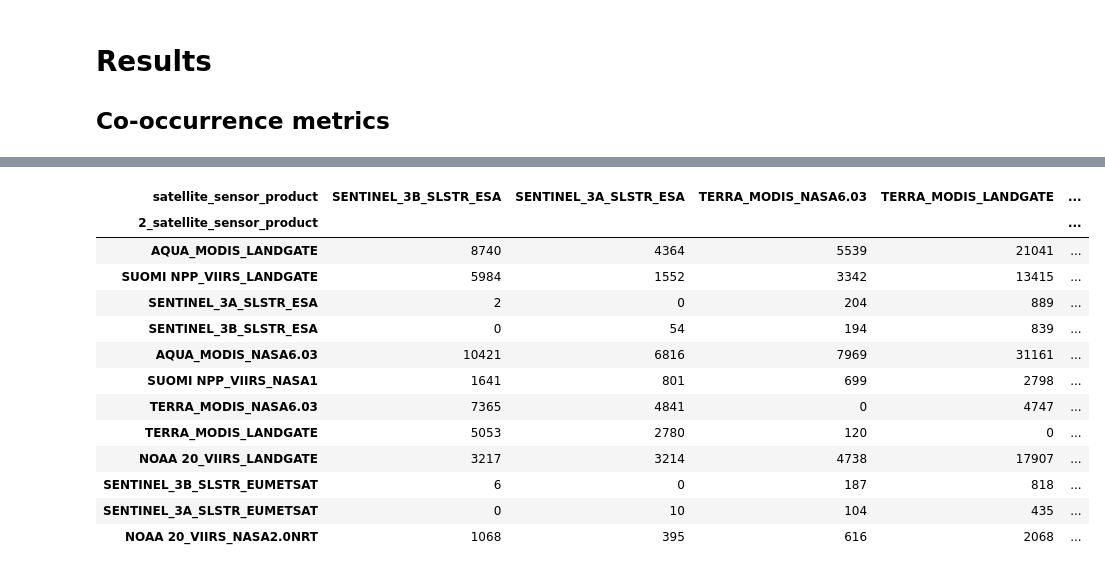
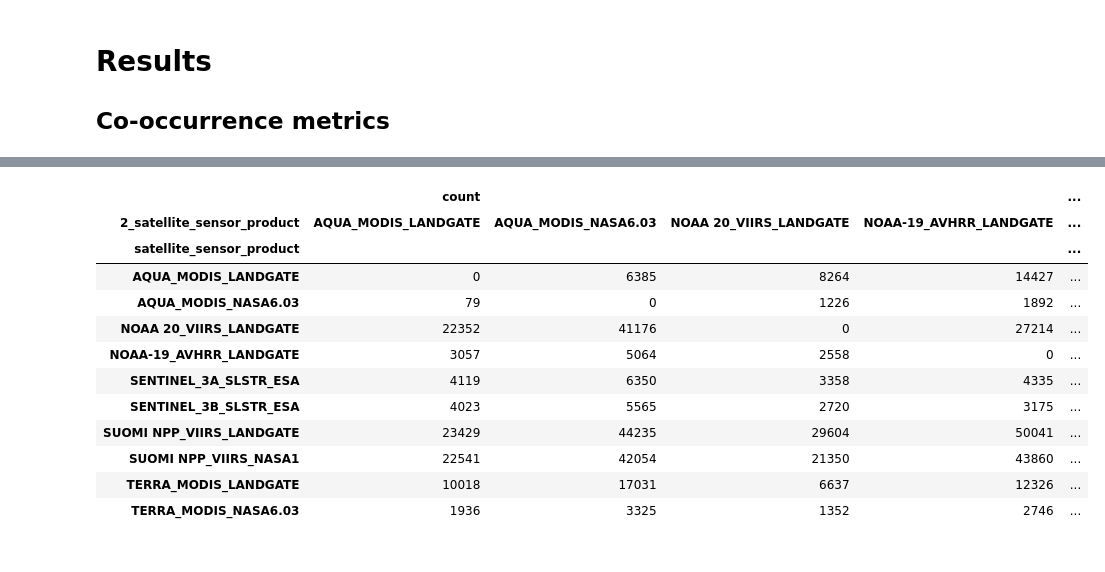
Before and after one commit to s3activefiresaustralia/s3vtdata, a Jupyter notebook: examples/nearest_hotspots_comparison.ipynb, the cells around one changed output, grey strips where cells are left out. Saved outputs shown, nothing was run; the diff lists cells and outputs as text; code cells hidden in the pictures.

```diff
--- a/examples/nearest_hotspots_comparison.ipynb
+++ b/examples/nearest_hotspots_comparison.ipynb
@@ -155,4 +96,6 @@ nearest_hotspots_csv_files
 # %%
 # returns a dask DataFrame with index set at column `compare_field` from processing_parameters.
 nearest_points_ddf = util.csv_to_dataframe(nearest_hotspots_csv_files, processing_parameters["compare_field"])
+# %%
+nearest_points_ddf = nearest_points_ddf.compute()
 # %%
@@ -183,4 +132,4 @@ comparison_prefix = (
 # set the nearest distance threshold between two hotspots to confine the analysis within the distance threshold.
 dist_threshold = 5000  # units in meters
 # %%
-nearest_ddf_dist_subset = client.persist(nearest_points_ddf[nearest_points_ddf["dist_m"] < dist_threshold])
+nearest_ddf_dist_subset = nearest_points_ddf[nearest_points_ddf["dist_m"] < dist_threshold]
@@ -187,10 +153,10 @@ nearest_ddf_dist_subset = client.persist(nearest_points_ddf[nearest_points_ddf["
 # %%
-# Count of hotspot matches < dist_threshold
-numerator = util.dask_pivot_table(
+numerator = util.pandas_pivot_table(
     nearest_ddf_dist_subset,
-    index="2_satellite_sensor_product",
-    column="satellite_sensor_product",
-    values="count",
-    aggfunc="count"
-).compute()
+    index=["satellite_sensor_product"],
+    columns=["2_satellite_sensor_product"],
+    values=["count"],
+    aggfunc={"count": np.sum}
+
+)
 # %%
@@ -214,10 +179,10 @@ numerator.astype(int)
 # %%
-# Count of hotspot matches - total
-denominator = util.dask_pivot_table(
-        nearest_points_ddf,
-        index="2_satellite_sensor_product",
-        column="satellite_sensor_product",
-        values="count",
-        aggfunc="count",
-    ).compute()
+denominator = util.pandas_pivot_table(
+    nearest_points_ddf,
+    index=["satellite_sensor_product"],
+    columns=["2_satellite_sensor_product"],
+    values=["count"],
+    aggfunc={"count": np.sum}
+
+)
 # %%
@@ -242,23 +206,22 @@ denominator.astype(int)
 # Difference of matched points closer than 5000m
 difference = denominator - numerator
 # %%
-difference.astype(int).to_csv(output_directory.joinpath(f"{comparison_prefix}_count_difference.csv"))
-difference.astype(int)
+difference.to_csv(output_directory.joinpath(f"{comparison_prefix}_count_difference.csv"))
+difference
 # %% [output]
-| satellite_sensor_product | SENTINEL_3B_SLSTR_ESA | SENTINEL_3A_SLSTR_ESA | TERRA_MODIS_NASA6.03 | TERRA_MODIS_LANDGATE | ... |
-| 2_satellite_sensor_product |  |  |  |  | ... |
-| AQUA_MODIS_LANDGATE | 8740 | 4364 | 5539 | 21041 | ... |
-| SUOMI NPP_VIIRS_LANDGATE | 5984 | 1552 | 3342 | 13415 | ... |
-| SENTINEL_3A_SLSTR_ESA | 2 | 0 | 204 | 889 | ... |
-| SENTINEL_3B_SLSTR_ESA | 0 | 54 | 194 | 839 | ... |
-| AQUA_MODIS_NASA6.03 | 10421 | 6816 | 7969 | 31161 | ... |
-| SUOMI NPP_VIIRS_NASA1 | 1641 | 801 | 699 | 2798 | ... |
-| TERRA_MODIS_NASA6.03 | 7365 | 4841 | 0 | 4747 | ... |
-| TERRA_MODIS_LANDGATE | 5053 | 2780 | 120 | 0 | ... |
-| NOAA 20_VIIRS_LANDGATE | 3217 | 3214 | 4738 | 17907 | ... |
-| SENTINEL_3B_SLSTR_EUMETSAT | 6 | 0 | 187 | 818 | ... |
-| SENTINEL_3A_SLSTR_EUMETSAT | 0 | 10 | 104 | 435 | ... |
-| NOAA 20_VIIRS_NASA2.0NRT | 1068 | 395 | 616 | 2068 | ... |
+|  | count |  |  |  | ... |
+| 2_satellite_sensor_product | AQUA_MODIS_LANDGATE | AQUA_MODIS_NASA6.03 | NOAA 20_VIIRS_LANDGATE | NOAA-19_AVHRR_LANDGATE | ... |
+| satellite_sensor_product |  |  |  |  | ... |
+| AQUA_MODIS_LANDGATE | 0 | 6385 | 8264 | 14427 | ... |
+| AQUA_MODIS_NASA6.03 | 79 | 0 | 1226 | 1892 | ... |
+| NOAA 20_VIIRS_LANDGATE | 22352 | 41176 | 0 | 27214 | ... |
+| NOAA-19_AVHRR_LANDGATE | 3057 | 5064 | 2558 | 0 | ... |
+| SENTINEL_3A_SLSTR_ESA | 4119 | 6350 | 3358 | 4335 | ... |
+| SENTINEL_3B_SLSTR_ESA | 4023 | 5565 | 2720 | 3175 | ... |
+| SUOMI NPP_VIIRS_LANDGATE | 23429 | 44235 | 29604 | 50041 | ... |
+| SUOMI NPP_VIIRS_NASA1 | 22541 | 42054 | 21350 | 43860 | ... |
+| TERRA_MODIS_LANDGATE | 10018 | 17031 | 6637 | 12326 | ... |
+| TERRA_MODIS_NASA6.03 | 1936 | 3325 | 1352 | 2746 | ... |
 # %%
 # Percentage of matched points closer than dist_threshold
 percentage = (numerator / denominator) * 100
```
Also changed, not shown: parts of 16 cells of this notebook.
